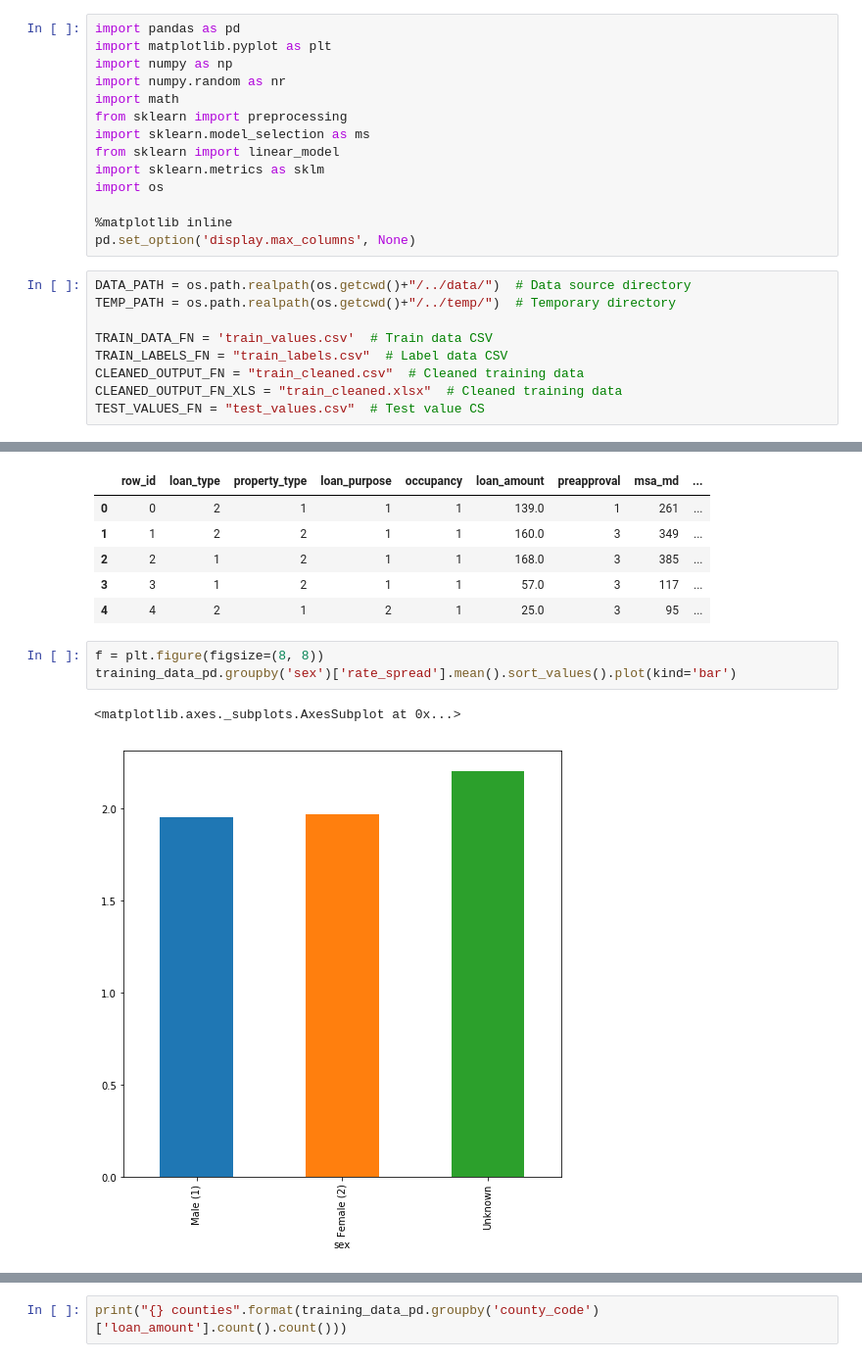
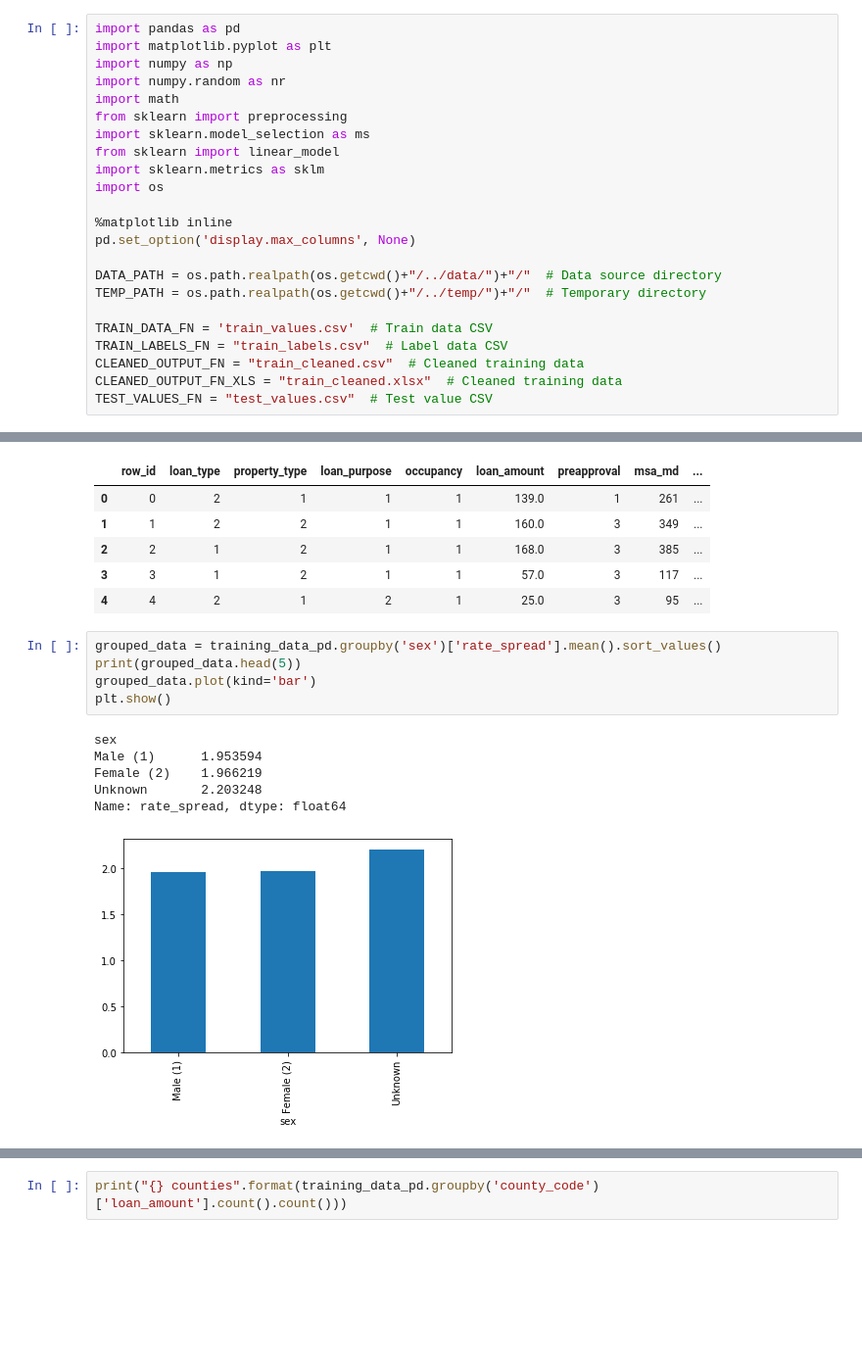
Before and after one commit to Alyxion/MPPDataScience, a Jupyter notebook: notebooks/MPPDataScience_1_Insights.ipynb, the cells around one changed output, grey strips where cells are left out. Shown: that part at 98% size. Cells and saved outputs as stored; diff of their text form; blank space fills up the shorter version.

Commit message:
Analyzed spreads in specific states to fulfill assessment questions Looked for further detail in non-initialized values.

```diff
--- a/notebooks/MPPDataScience_1_Insights.ipynb
+++ b/notebooks/MPPDataScience_1_Insights.ipynb
@@ -21,15 +25,15 @@ import os
 
 %matplotlib inline
 pd.set_option('display.max_columns', None)
+
+DATA_PATH = os.path.realpath(os.getcwd()+"/../data/")+"/"  # Data source directory
+TEMP_PATH = os.path.realpath(os.getcwd()+"/../temp/")+"/"  # Temporary directory
+
+TRAIN_DATA_FN = 'train_values.csv'  # Train data CSV
+TRAIN_LABELS_FN = "train_labels.csv"  # Label data CSV
+CLEANED_OUTPUT_FN = "train_cleaned.csv"  # Cleaned training data
+CLEANED_OUTPUT_FN_XLS = "train_cleaned.xlsx"  # Cleaned training data
+TEST_VALUES_FN = "test_values.csv"  # Test value CSV
-# %%
-DATA_PATH = os.path.realpath(os.getcwd()+"/../data/")  # Data source directory
-TEMP_PATH = os.path.realpath(os.getcwd()+"/../temp/")  # Temporary directory
-
-TRAIN_DATA_FN = 'train_values.csv'  # Train data CSV
-TRAIN_LABELS_FN = "train_labels.csv"  # Label data CSV
-CLEANED_OUTPUT_FN = "train_cleaned.csv"  # Cleaned training data
-CLEANED_OUTPUT_FN_XLS = "train_cleaned.xlsx"  # Cleaned training data
-TEST_VALUES_FN = "test_values.csv"  # Test value CS
 # %% [markdown]
 ## Load the training data and merge it with the label data
 # %%
@@ -311,11 +435,17 @@ training_data_pd.head(5)
 | 3 | 3 | 1 | 2 | 1 | 1 | 57.0 | 3 | 117 | ... |
 | 4 | 4 | 2 | 1 | 2 | 1 | 25.0 | 3 | 95 | ... |
 # %%
-f = plt.figure(figsize=(8, 8))
-training_data_pd.groupby('sex')['rate_spread'].mean().sort_values().plot(kind='bar')
+grouped_data = training_data_pd.groupby('sex')['rate_spread'].mean().sort_values()
+print(grouped_data.head(5))
+grouped_data.plot(kind='bar')
+plt.show()
 # %% [output]
-<matplotlib.axes._subplots.AxesSubplot at 0x...>
+sex
+Male (1)      1.953594
+Female (2)    1.966219
+Unknown       2.203248
+Name: rate_spread, dtype: float64
-[figure, old version]
+[figure, new version]
 # %%
 f = plt.figure(figsize=(8, 8))
 training_data_pd.groupby('race')['rate_spread'].mean().sort_values().plot(kind='bar')
```
Also changed, not shown: parts of 29 cells of this notebook, 1 other file.
